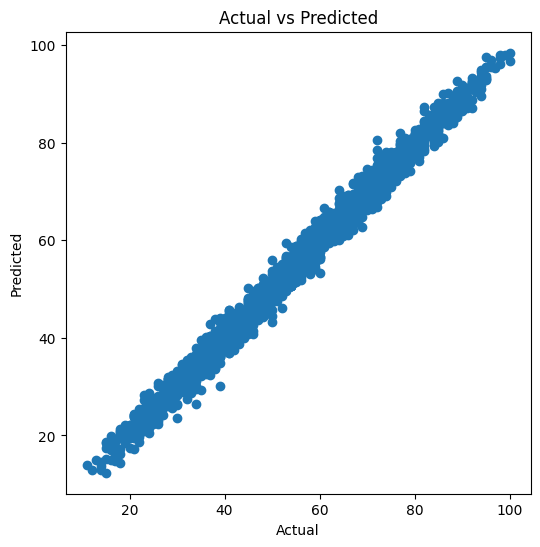
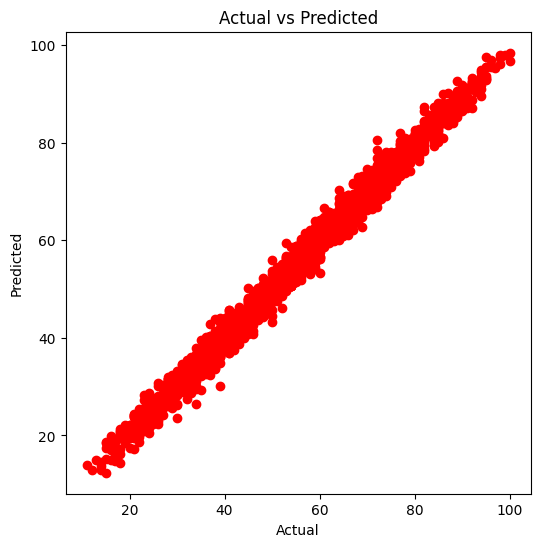
The notebook cell's code change between the first figure and the second:
--- before
+++ after
@@ -1,4 +1,4 @@
 plt.figure(figsize=(6,6))
-plt.scatter(Y_test, y_pred_test)
+plt.scatter(Y_test, y_pred_test,color= "red")
 
 plt.xlabel("Actual")

Commit: Added a prediction function